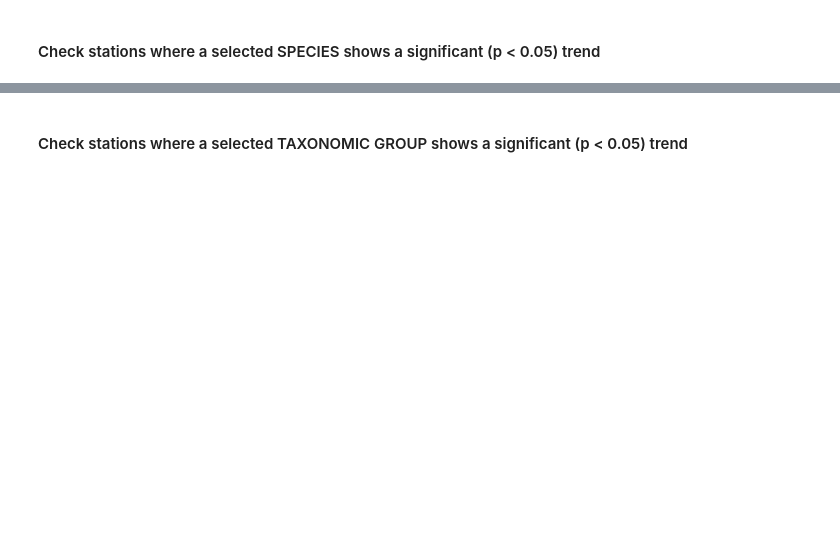
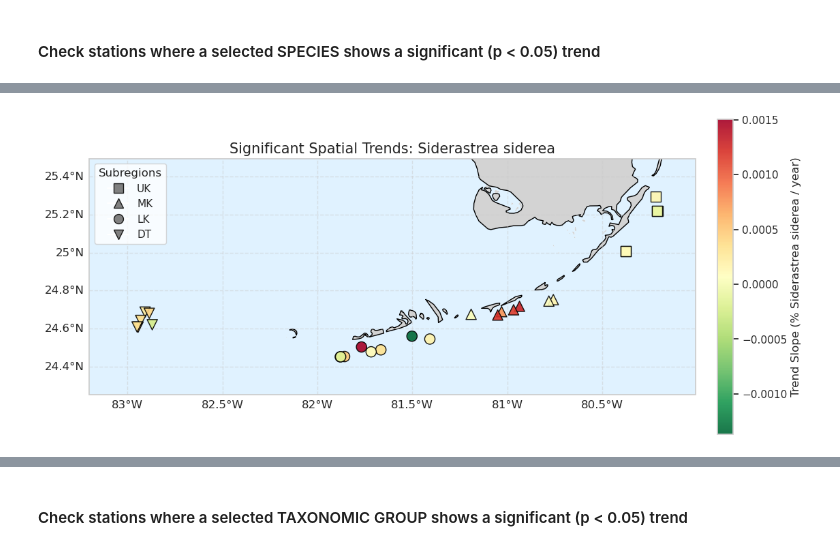
Before and after one commit to eqmh/multitressor, a Jupyter notebook: corals_stressors.ipynb, the cells around one changed output, grey strips where cells are left out. Cells and saved outputs as stored; diff of their text form; code cells hidden in the pictures; blank space fills up the shorter version.

Commit message:
Add new cells for DHW analysis

```diff
--- a/corals_stressors.ipynb
+++ b/corals_stressors.ipynb
@@ -291,0 +332,84 @@ plt.show()
+# %%
+# --- 1. PREPARE COORDINATES ---
+# Re-extract site metadata from df_stations
+df_coords = df_stations[['Site_name', 'latDD', 'lonDD', 'Subregion']].drop_duplicates(subset='Site_name')
+
+# --- Spatial Analysis for a Selected Species ---
+selected_species = 'Siderastrea_siderea'
+
+# Group by Site and Year for the specific species
+site_species_annual = df_pcover.groupby(['SiteName', 'SampleYear'])[selected_species].mean().reset_index()
+
+# Calculate trends for this species at each individual site
+site_species_stats = []
+for site in site_annual['SiteName'].unique():
+    site_data = site_species_annual[site_species_annual['SiteName'] == site]
+    if len(site_data) > 1:
+        slope, intercept, r_value, p_value, std_err = stats.linregress(site_data['SampleYear'], site_data[selected_species])
+        site_species_stats.append({'SiteName': site, 'Slope': slope, 'P_Value': p_value})
+
+df_species_map = pd.DataFrame(site_species_stats)
+
+# Merge with coordinates (df_coords already contains 'Subregion' from our previous fix)
+df_species_map = pd.merge(df_species_map, df_coords, left_on='SiteName', right_on='Site_name')
+df_sig_map = df_species_map[df_species_map['P_Value'] < 0.05].copy()
+
+# Render the Map
+fig = plt.figure(figsize=(14, 10))
+ax = plt.axes(projection=ccrs.PlateCarree())
+
+# Add High-Res Features
+ax.add_feature(cfeature.LAND.with_scale('10m'), facecolor='lightgray')
+ax.add_feature(cfeature.COASTLINE.with_scale('10m'), linewidth=1)
+ax.add_feature(cfeature.OCEAN.with_scale('10m'), facecolor='#e0f2ff')
+
+# --- SYMBOL MAPPING LOGIC ---
+marker_map = {'UK': 's', 'MK': '^', 'LK': 'o', 'DT': 'v'}
+sc = None
+
+for sub, mkr in marker_map.items():
+    sub_sig = df_sig_map[df_sig_map['Subregion'] == sub]
+    if not sub_sig.empty:
+        sc = ax.scatter(sub_sig['lonDD'], sub_sig['latDD'],
+                        c=sub_sig['Slope'], cmap='RdYlGn_r', marker=mkr,
+                        s=120, edgecolor='black', alpha=0.9,
+                        transform=ccrs.PlateCarree(), zorder=3,
+                        vmin=df_sig_map['Slope'].min(), vmax=df_sig_map['Slope'].max())
+
+# Add Colorbar
+if sc:
+    cbar = plt.colorbar(sc, ax=ax, shrink=0.6, pad=0.03)
+    cbar.set_label(f'Trend Slope (% {selected_species.replace("_", " ")} / year)')
+
+# Custom Legend for Subregions (Outside map)
+legend_elements = [Line2D([0], [0], marker=m, color='w', label=k,
+                          markerfacecolor='gray', markersize=10, markeredgecolor='k')
+                   for k, m in marker_map.items()]
+
+ax.legend(handles=legend_elements, loc='upper left', title="Subregions", frameon=True)
+
+# Set extent and labels
+ax.set_extent([df_coords['lonDD'].min()-0.2, df_coords['lonDD'].max()+0.2,
+               df_coords['latDD'].min()-0.2, df_coords['latDD'].max()+0.2])
+gl = ax.gridlines(draw_labels=True, linestyle='--', alpha=0.5)
+gl.top_labels = False
+gl.right_labels = False
+
+plt.title(f'Significant Spatial Trends: {selected_species.replace("_", " ")}', fontsize=15)
+plt.show()
+
+# --- NEW: BOXPLOT FOR SPECIES TREND DISTRIBUTION ---
+plt.figure(figsize=(10, 6))
+sns.set_theme(style="whitegrid")
+
+sns.boxplot(data=df_species_map, x='Subregion', y='Slope', palette='Set2', showfliers=False)
+sns.stripplot(data=df_species_map, x='Subregion', y='Slope', color='black', alpha=0.3, jitter=True)
+
+plt.axhline(0, color='red', linestyle='--', linewidth=1.5, label='Stability')
+plt.title(f'Regional Trend Distribution: {selected_species.replace("_", " ")}', fontsize=14)
+plt.ylabel('Trend Slope (% cover / year)')
+plt.legend()
+plt.tight_layout()
+plt.show()
+# %% [output]
+[figure, added]
```
Also changed, not shown: parts of 37 cells of this notebook, 1 other file.
